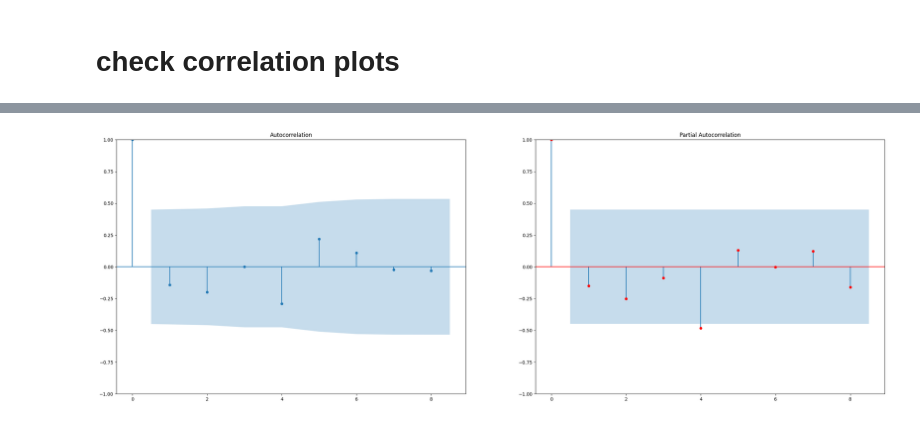
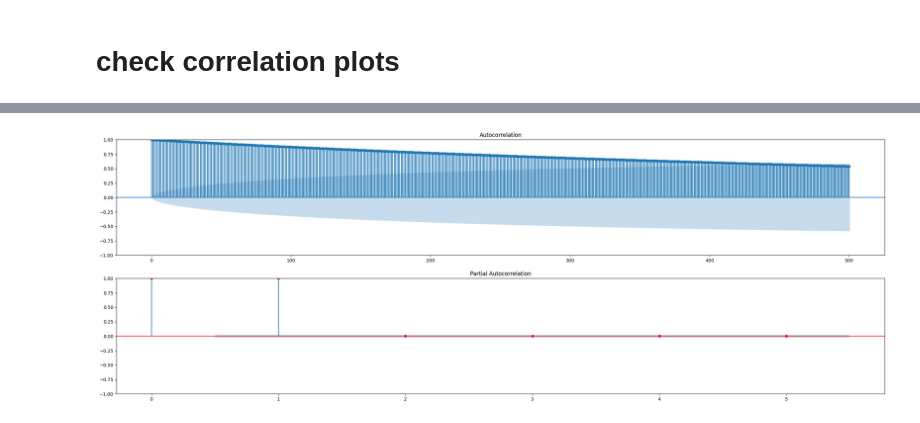
Before and after one commit to alexcolls/rex-ai, a Jupyter notebook: notebooks/paul/03-arima_for_currency_idxs.ipynb, the cells around one changed output, grey strips where cells are left out. Cells and saved outputs as stored; diff of their text form; code cells hidden in the pictures.

```diff
--- a/notebooks/paul/03-arima_for_currency_idxs.ipynb
+++ b/notebooks/paul/03-arima_for_currency_idxs.ipynb
@@ -25,6 +22,6 @@ wpath = os.path.join(DATA_PATH, 'merge')
 # %%
 #Curency indexes dataframe for EUR currency and limited nr of rows
 df = pd.read_csv(os.path.join(wpath, os.path.basename(TERTIARY_PATH), 'idxs_.csv'), parse_dates=['Unnamed: 0'], index_col='Unnamed: 0')
-df = df[['EUR']][:20]
-# df = df.dropna()
+# df = df[['EUR']]
+# df.loc[ df['EUR'] ] = df.fillna()
 # %%
@@ -99,4 +87,3 @@ df.info
 # %%
-# First prepare the diff linearized EUR data
-y_diff = df['EUR'].diff().dropna()
-y_diff
+# First prepare the diff EUR data
+y_diff = df['EUR_linear'].diff().dropna()
@@ -124,7 +90,7 @@ Name: EUR, dtype: float64
 # %%
 # ACF / PACF analysis of y_diff linearized
-fig, axes = plt.subplots(1,2, figsize=(30,10))
-plot_acf(y_diff, lags=8, ax=axes[0]); # q=4
-plot_pacf(y_diff, lags=8, ax=axes[1], c='r'); #p=6
+fig, axes = plt.subplots(2,1, figsize=(30,10))
+plot_acf(y_diff, lags=500, ax=axes[0]);
+plot_pacf(y_diff, lags=5, ax=axes[1], c='r');
 # %% [output]
-[figure, old version]
+[figure, new version]
```
Also changed, not shown: parts of 30 cells of this notebook, 1 other file.
